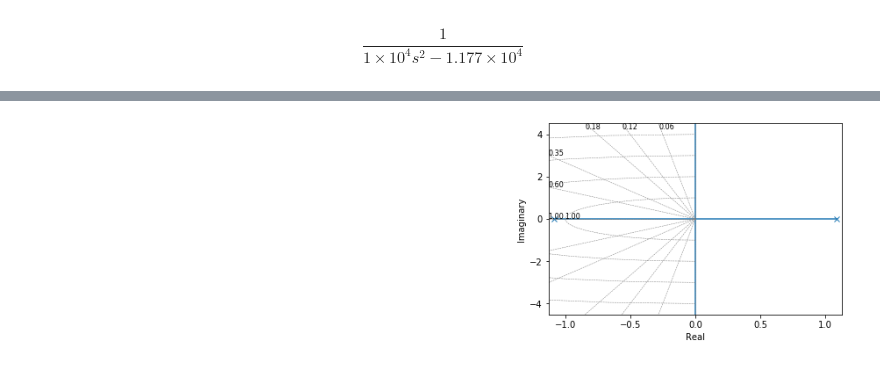
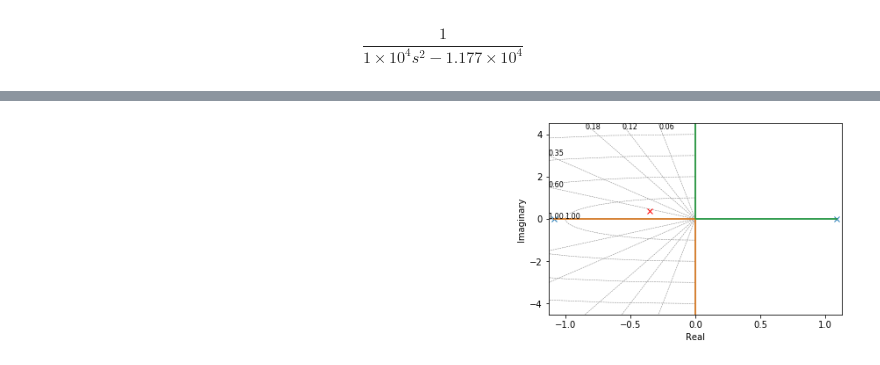
Before and after one commit to alecaceres/SCA, a Jupyter notebook: PID/Ej_A-6-14.ipynb, the cells around one changed output, grey strips where cells are left out. Drawn from its saved outputs; the diff is of its cells as text; code cells hidden in the pictures.

```diff
--- a/PID/Ej_A-6-14.ipynb
+++ b/PID/Ej_A-6-14.ipynb
@@ -60,4 +49,5 @@ root_locus(sys, kvect=None, xlim=None, ylim=None, plotstr=None, Plot=True, Print
-# %%
-rlist, klist = rlocus(G, grid = True)
-# %% [output]
-[figure, removed]
+# %%
+rlocus(G, pd = Pdeseado);
+plt.gcf().set_size_inches(20, 10)
+# %% [output]
+[figure, added]
```
Also changed, not shown: parts of 29 cells of this notebook.
